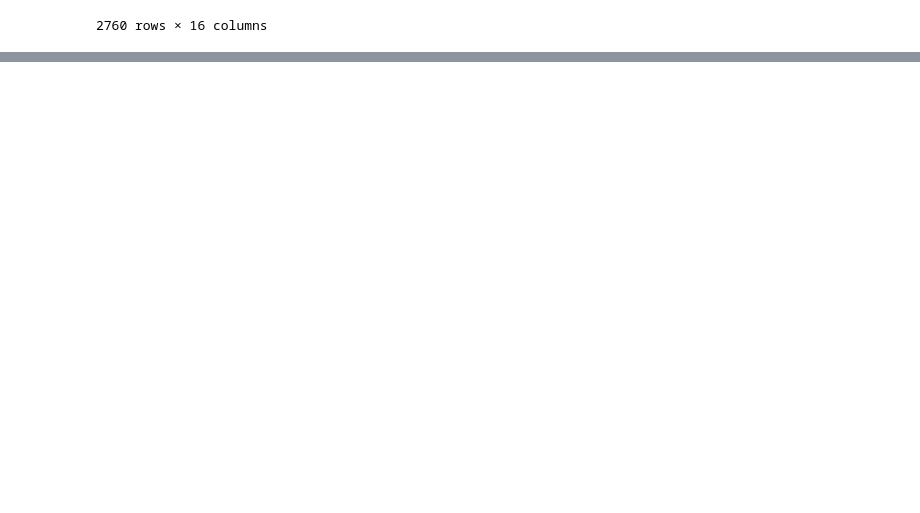
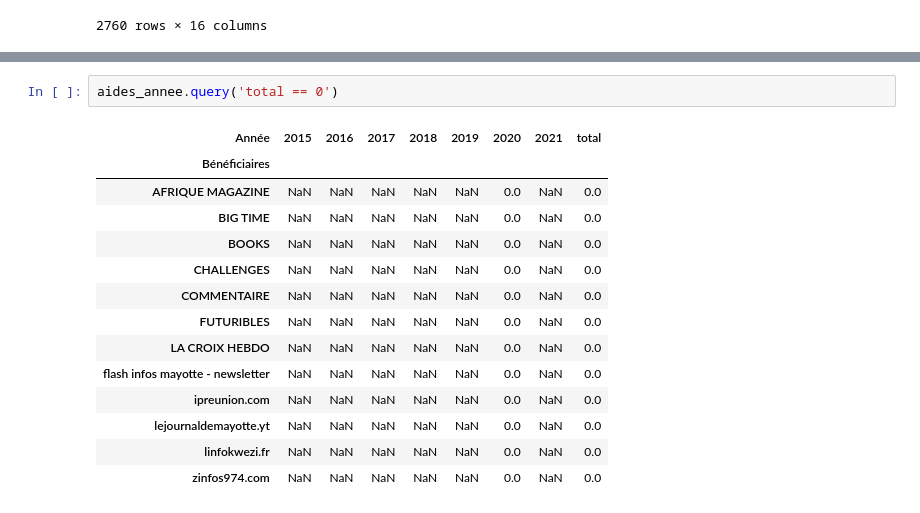
Before and after one commit to taniki/plateformisation-medias, a Jupyter notebook: aides.ipynb, the cells around one changed output, grey strips where cells are left out. Saved outputs shown, nothing was run; the diff lists cells and outputs as text; blank space fills up the shorter version.

```diff
--- a/aides.ipynb
+++ b/aides.ipynb
@@ -60,0 +97,17 @@ aides
+# %%
+aides_annee.query('total == 0')
+# %% [output]
+| Année | 2015 | 2016 | 2017 | 2018 | 2019 | 2020 | 2021 | total |
+| Bénéficiaires |  |  |  |  |  |  |  |  |
+| AFRIQUE MAGAZINE | NaN | NaN | NaN | NaN | NaN | 0.0 | NaN | 0.0 |
+| BIG TIME | NaN | NaN | NaN | NaN | NaN | 0.0 | NaN | 0.0 |
+| BOOKS | NaN | NaN | NaN | NaN | NaN | 0.0 | NaN | 0.0 |
+| CHALLENGES | NaN | NaN | NaN | NaN | NaN | 0.0 | NaN | 0.0 |
+| COMMENTAIRE | NaN | NaN | NaN | NaN | NaN | 0.0 | NaN | 0.0 |
+| FUTURIBLES | NaN | NaN | NaN | NaN | NaN | 0.0 | NaN | 0.0 |
+| LA CROIX HEBDO | NaN | NaN | NaN | NaN | NaN | 0.0 | NaN | 0.0 |
+| flash infos mayotte - newsletter | NaN | NaN | NaN | NaN | NaN | 0.0 | NaN | 0.0 |
+| ipreunion.com | NaN | NaN | NaN | NaN | NaN | 0.0 | NaN | 0.0 |
+| lejournaldemayotte.yt | NaN | NaN | NaN | NaN | NaN | 0.0 | NaN | 0.0 |
+| linfokwezi.fr | NaN | NaN | NaN | NaN | NaN | 0.0 | NaN | 0.0 |
+| zinfos974.com | NaN | NaN | NaN | NaN | NaN | 0.0 | NaN | 0.0 |
```
Also changed, not shown: parts of 11 cells of this notebook, 2 other files.
